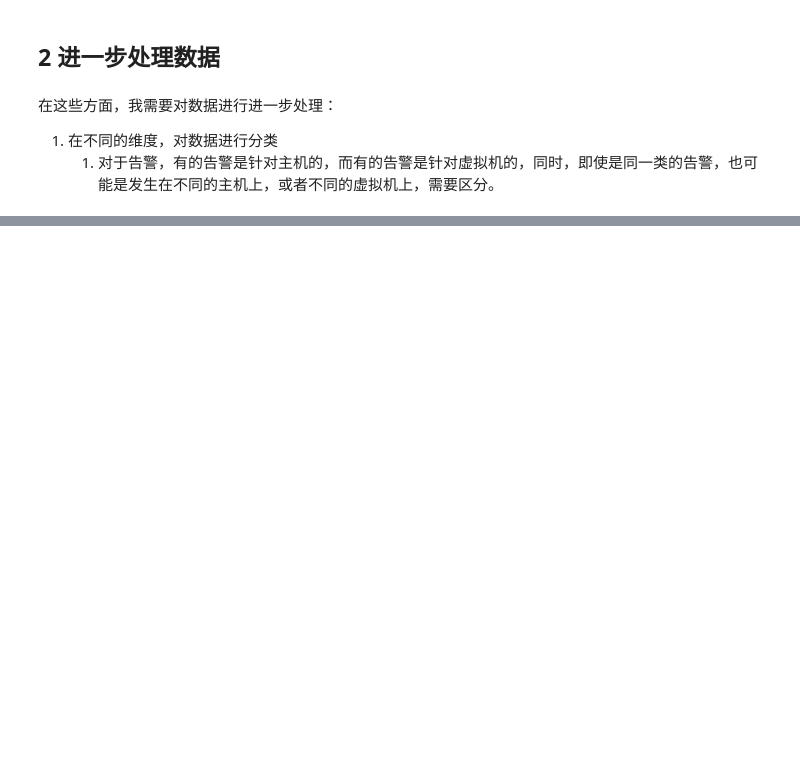
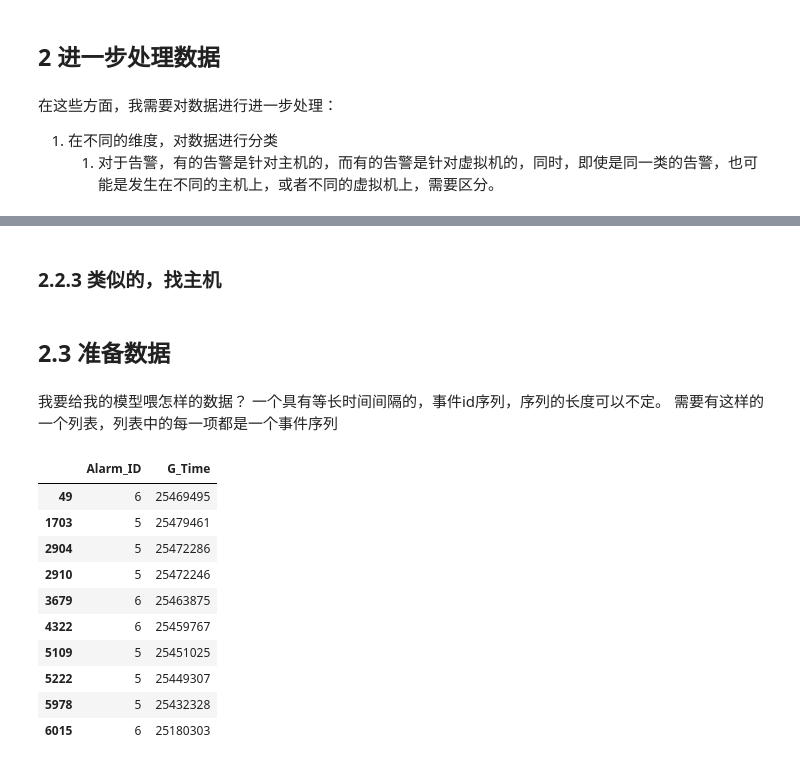
Before and after one commit to wwyf/alarm-predict-Ops-helper, a Jupyter notebook: pre-clean-1.ipynb, the cells around one changed output, grey strips where cells are left out. Drawn from its saved outputs; the diff is of its cells as text; code cells hidden in the pictures; blank space fills up the shorter version.

```diff
--- a/pre-clean-1.ipynb
+++ b/pre-clean-1.ipynb
@@ -182,0 +231,9 @@ Name: 对象类型, Length: 6017, dtype: bool
+# %%
+vm_alarm_nums = {}
+for vm_name in vm_alarm_object_names:
+    vm_status = get_vm_status(data1, vm_name)
+    vm_alarm_nums[vm_name] = len(vm_status)
+# %%
+max_alarm_vms = sorted(vm_alarm_nums.items(), key=lambda item:item[1])
+max_alarm_vms = max_alarm_vms[-30:]
+max_alarm_vms
@@ -182,0 +258,3 @@ Name: 对象类型, Length: 6017, dtype: bool
+# %%
+max_alarm_vm_names = [ name[0] for name in max_alarm_vms]
+max_alarm_vm_names
@@ -182,0 +279,10 @@ Name: 对象类型, Length: 6017, dtype: bool
+# %% [markdown]
+### 2.2.3 类似的，找主机
+# %% [markdown]
+## 2.3 准备数据
+# %% [markdown]
+我要给我的模型喂怎样的数据？
+一个具有等长时间间隔的，事件id序列，序列的长度可以不定。
+需要有这样的一个列表，列表中的每一项都是一个事件序列
+# %%
+train_data_lists = [ get_vm_status(data1, name) for name in max_alarm_vm_names ]
@@ -182,0 +292,14 @@ Name: 对象类型, Length: 6017, dtype: bool
+# %%
+train_data_lists[0][:10]
+# %% [output]
+|  | Alarm_ID | G_Time |
+| 49 | 6 | 25469495 |
+| 1703 | 5 | 25479461 |
+| 2904 | 5 | 25472286 |
+| 2910 | 5 | 25472246 |
+| 3679 | 6 | 25463875 |
+| 4322 | 6 | 25459767 |
+| 5109 | 5 | 25451025 |
+| 5222 | 5 | 25449307 |
+| 5978 | 5 | 25432328 |
+| 6015 | 6 | 25180303 |
```
Also changed, not shown: parts of 36 cells of this notebook, 1 other file.
